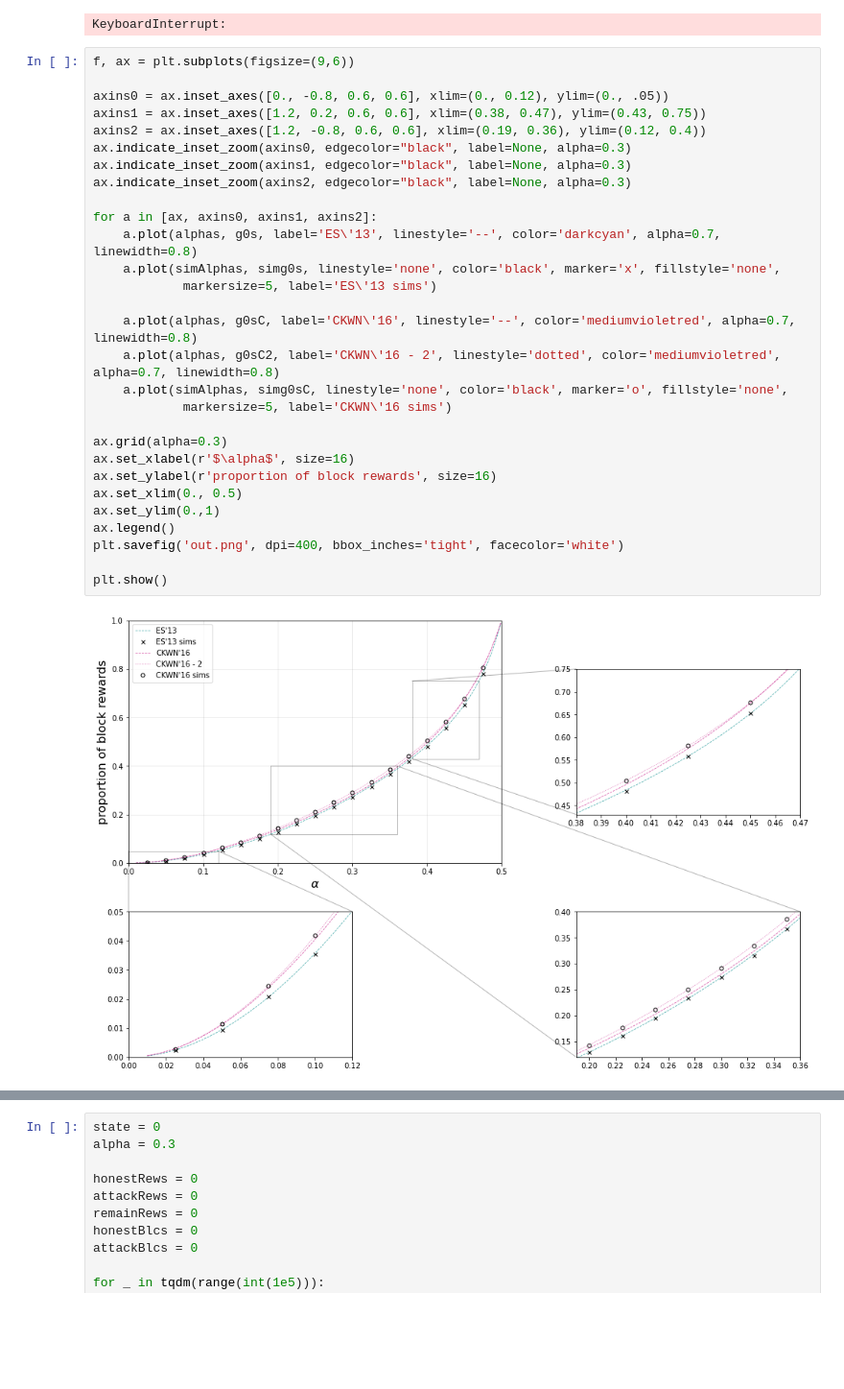
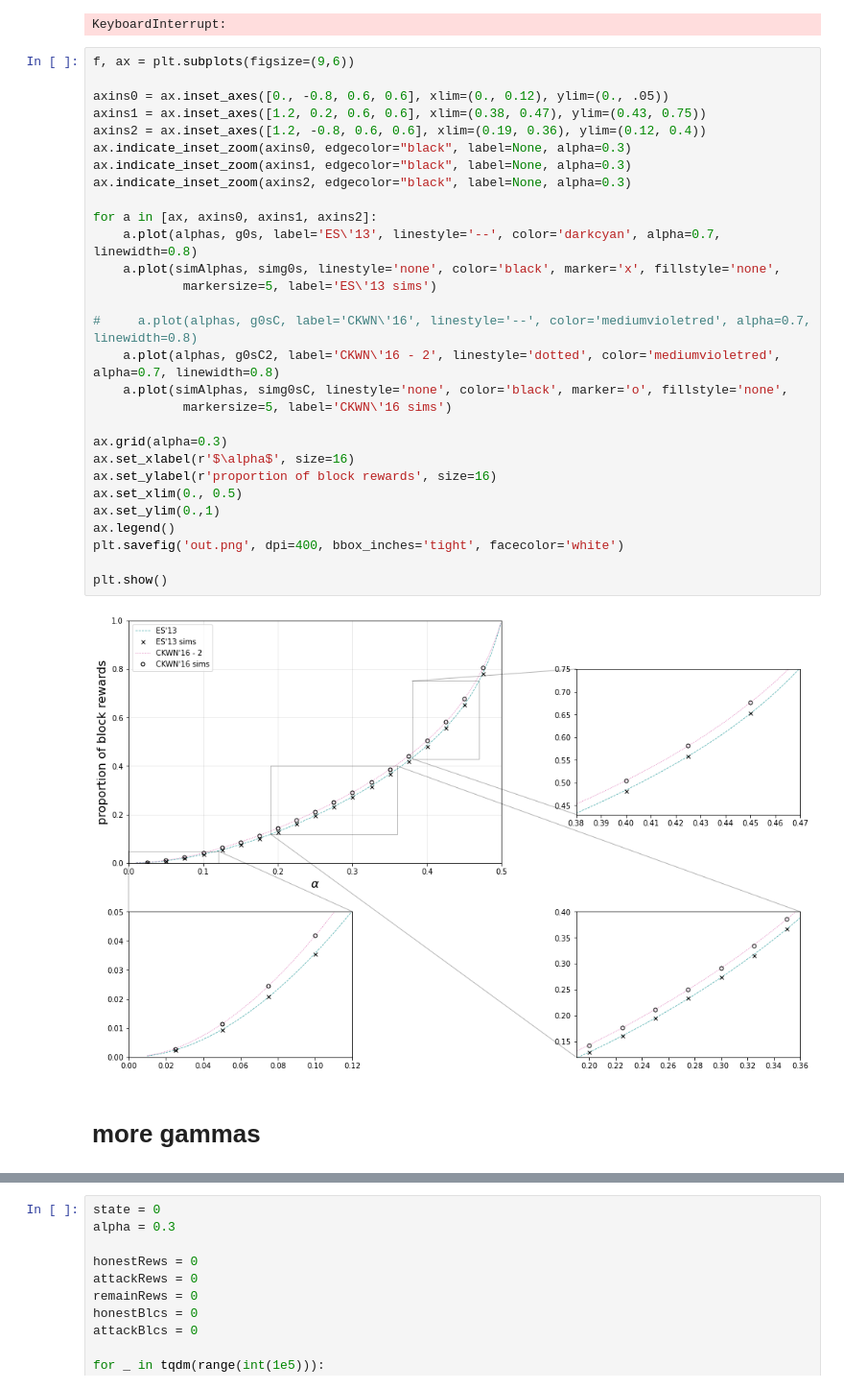
Before and after one commit to michaelneuder/opportunistic-mining, a Jupyter notebook: august.ipynb, the cells around one changed output, grey strips where cells are left out. Shown at 96% size. Saved outputs shown, nothing was run; the diff lists cells and outputs as text; blank space fills up the shorter version.

```diff
--- a/august.ipynb
+++ b/august.ipynb
@@ -364,31 +372,33 @@ KeyboardInterrupt:
 # %%
 f, ax = plt.subplots(figsize=(9,6))
 
 axins0 = ax.inset_axes([0., -0.8, 0.6, 0.6], xlim=(0., 0.12), ylim=(0., .05))
 axins1 = ax.inset_axes([1.2, 0.2, 0.6, 0.6], xlim=(0.38, 0.47), ylim=(0.43, 0.75))
 axins2 = ax.inset_axes([1.2, -0.8, 0.6, 0.6], xlim=(0.19, 0.36), ylim=(0.12, 0.4))
 ax.indicate_inset_zoom(axins0, edgecolor="black", label=None, alpha=0.3)
 ax.indicate_inset_zoom(axins1, edgecolor="black", label=None, alpha=0.3)
 ax.indicate_inset_zoom(axins2, edgecolor="black", label=None, alpha=0.3)
 
 for a in [ax, axins0, axins1, axins2]:
     a.plot(alphas, g0s, label='ES\'13', linestyle='--', color='darkcyan', alpha=0.7, linewidth=0.8)
     a.plot(simAlphas, simg0s, linestyle='none', color='black', marker='x', fillstyle='none',
             markersize=5, label='ES\'13 sims')
 
-    a.plot(alphas, g0sC, label='CKWN\'16', linestyle='--', color='mediumvioletred', alpha=0.7, linewidth=0.8)
+#     a.plot(alphas, g0sC, label='CKWN\'16', linestyle='--', color='mediumvioletred', alpha=0.7, linewidth=0.8)
     a.plot(alphas, g0sC2, label='CKWN\'16 - 2', linestyle='dotted', color='mediumvioletred', alpha=0.7, linewidth=0.8)
     a.plot(simAlphas, simg0sC, linestyle='none', color='black', marker='o', fillstyle='none',
             markersize=5, label='CKWN\'16 sims')
 
 ax.grid(alpha=0.3)
 ax.set_xlabel(r'$\alpha$', size=16)
 ax.set_ylabel(r'proportion of block rewards', size=16)
 ax.set_xlim(0., 0.5)
 ax.set_ylim(0.,1)
 ax.legend()
 plt.savefig('out.png', dpi=400, bbox_inches='tight', facecolor='white')
 
 plt.show()
 # %% [output]
-[figure, old version]
+[figure, new version]
+# %% [markdown]
+# more gammas
```
Also changed, not shown: parts of 10 cells of this notebook.
